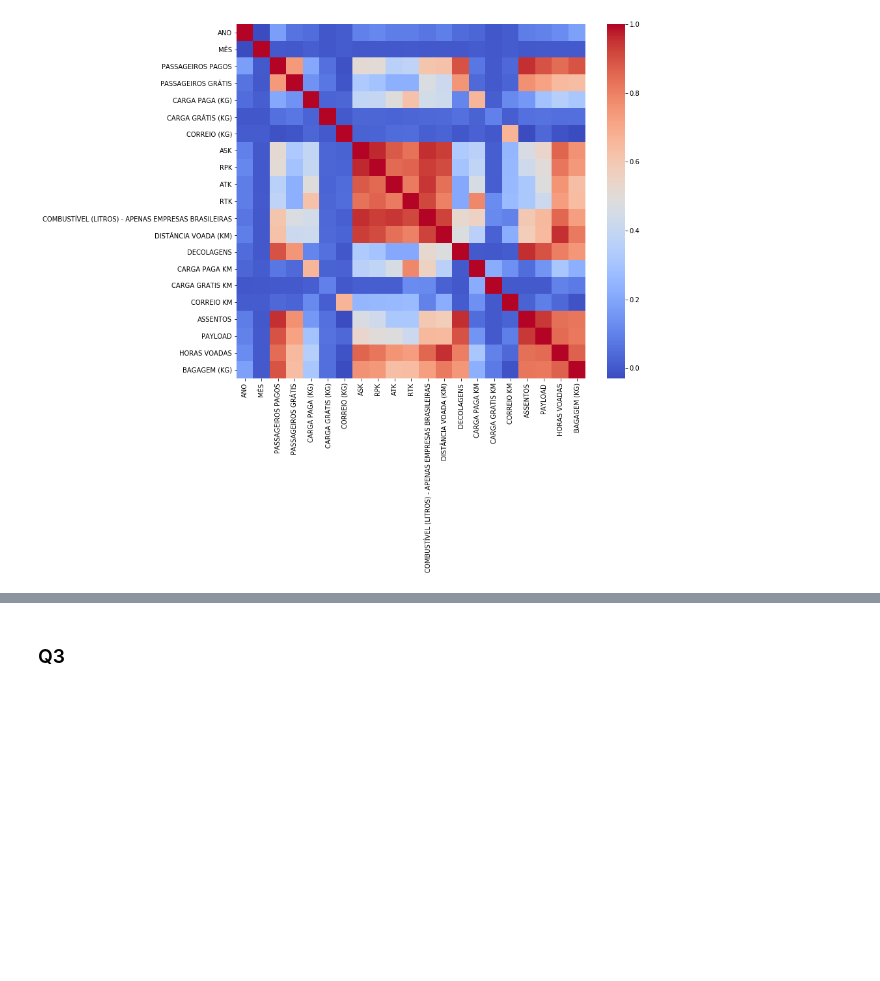
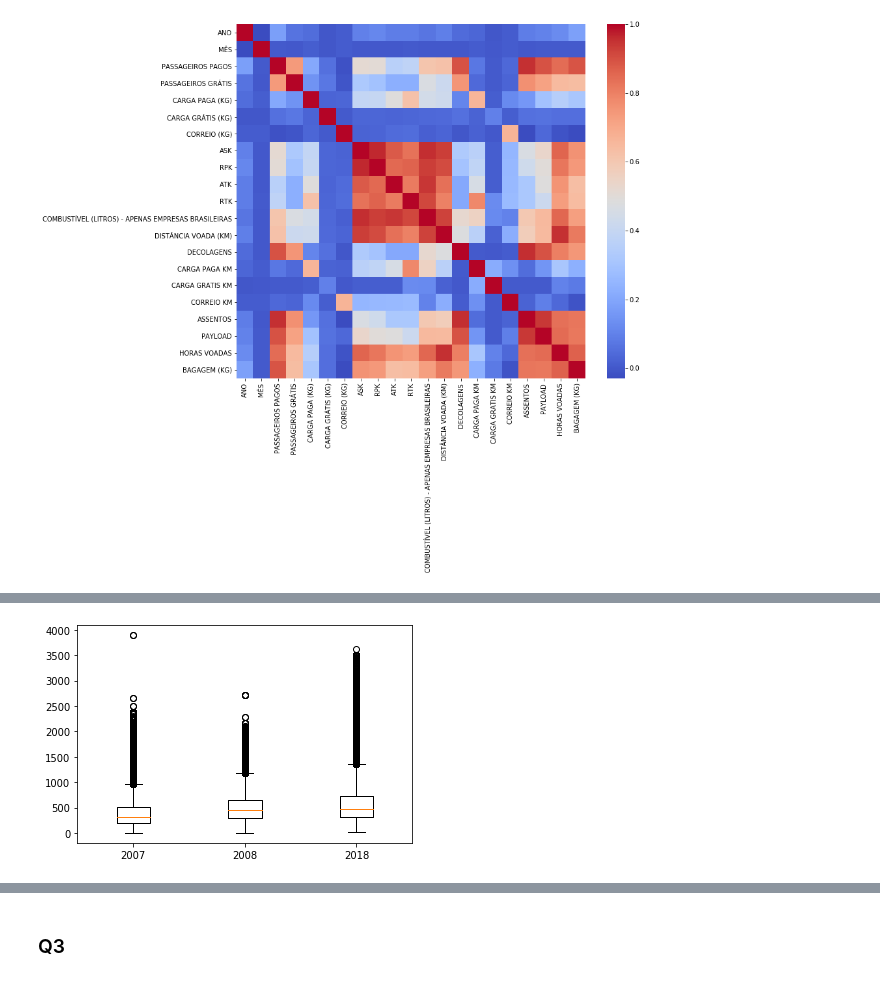
Before and after one commit to ricardokojo/MAC0459-2019, a Jupyter notebook: lista+prova.ipynb, the cells around one changed output, grey strips where cells are left out. Cells and saved outputs as stored; diff of their text form; code cells hidden in the pictures; blank space fills up the shorter version.

```diff
--- a/lista+prova.ipynb
+++ b/lista+prova.ipynb
@@ -549,0 +738,8 @@ prices_201812 = pd.read_csv("/home/kojo/Documentos/MAC0459-2019/201812.csv", sep
+# %%
+fig, ax = plt.subplots()
+filtered_prices_2018 = prices_2018.dropna(subset=["Tarifa-N"])
+ax.boxplot([prices_2007["TARIFA"], prices_2008["TARIFA"], filtered_prices_2018["Tarifa-N"]], labels=["2007", "2008", "2018"])
+
+plt.show()
+# %% [output]
+[figure, added]
```
Also changed, not shown: parts of 27 cells of this notebook.
